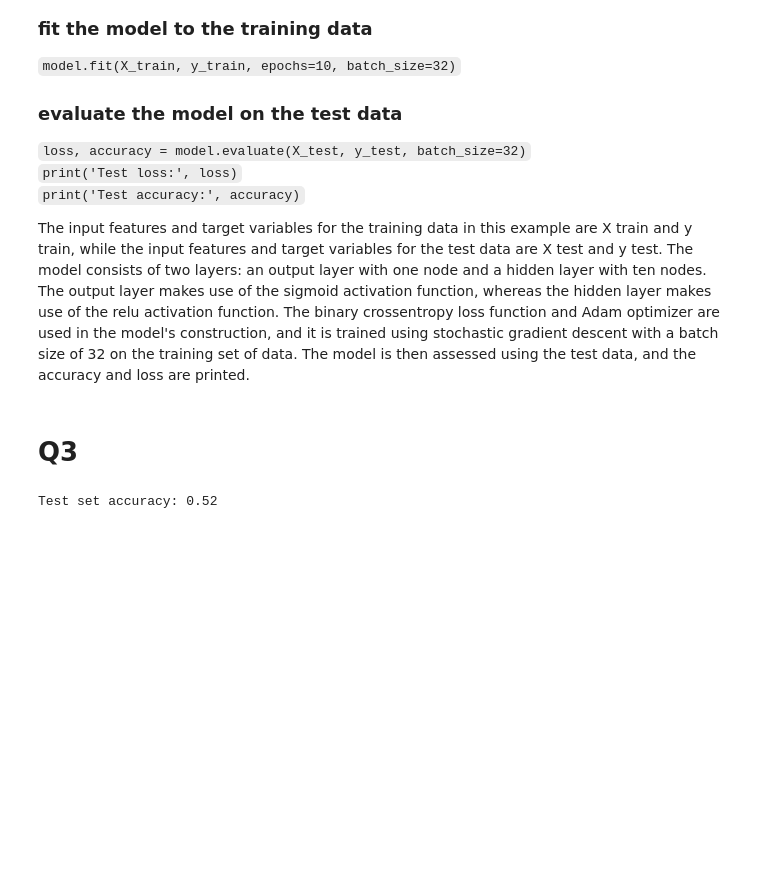
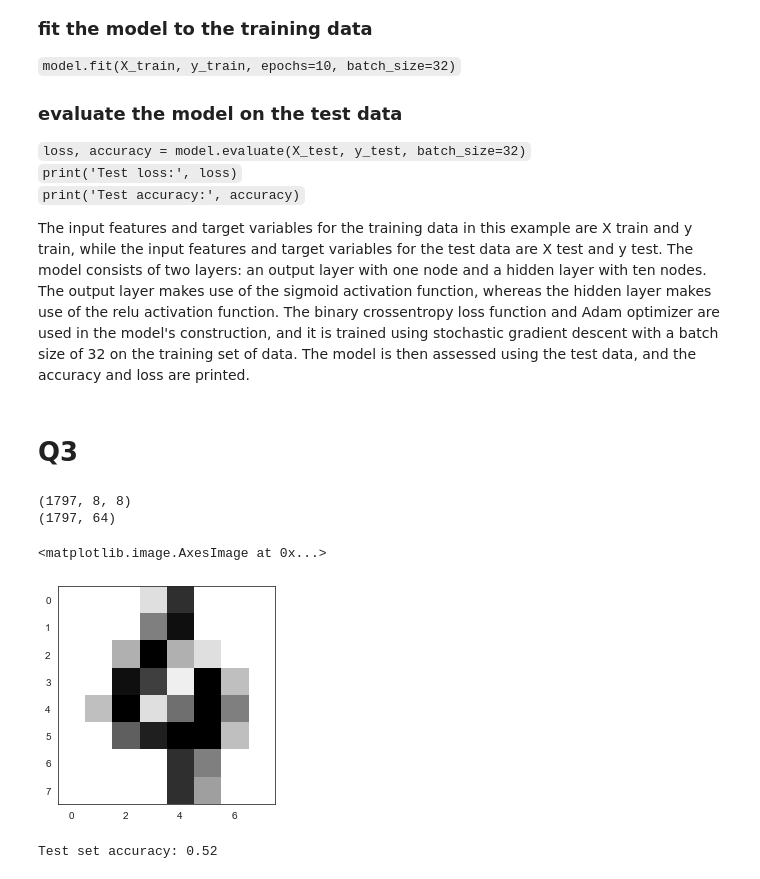
Before and after one commit to viswambaran/AMI, a Jupyter notebook: Summative2.ipynb, the cells around one changed output. Drawn from its saved outputs; the diff is of its cells as text; code cells hidden in the pictures; blank space fills up the shorter version.

```diff
--- a/Summative2.ipynb
+++ b/Summative2.ipynb
@@ -206,6 +246,19 @@ import numpy as np
 
 # Laoding the digits dataset
 digits = datasets.load_digits()
+
+print(digits.images.shape)
+print(digits.data.shape)
+# %% [output]
+(1797, 8, 8)
+(1797, 64)
+# %%
+#Viewing the digits within the dataset.
+# The image appears to show a 4 but we can see if the model can predict this
+plt.imshow(digits.images[100], cmap=plt.cm.gray_r, interpolation='nearest')
+# %% [output]
+<matplotlib.image.AxesImage at 0x...>
+[figure, added]
 # %%
 # Splitting the dataset into test and train sets
 
```
Also changed, not shown: parts of 16 cells of this notebook.
